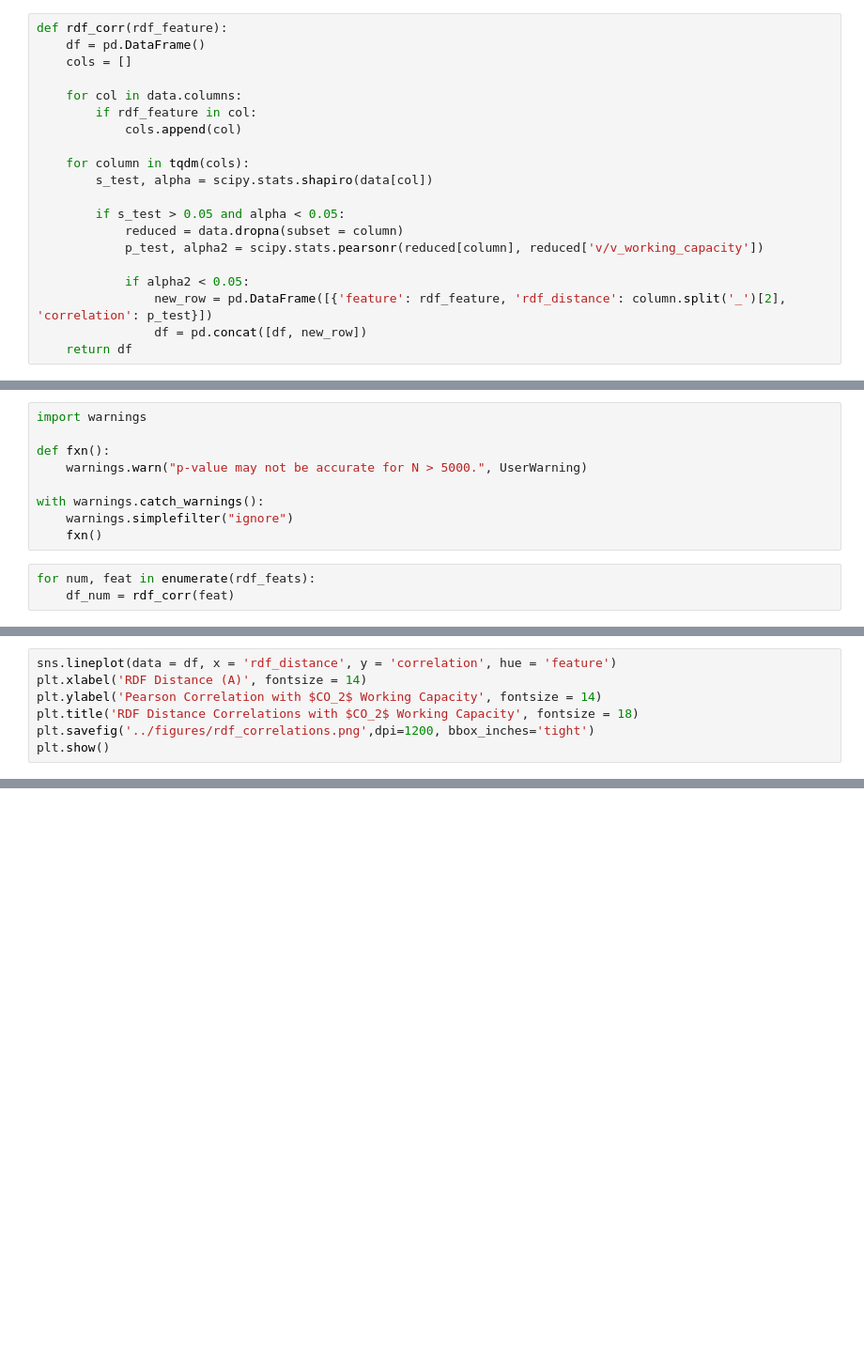
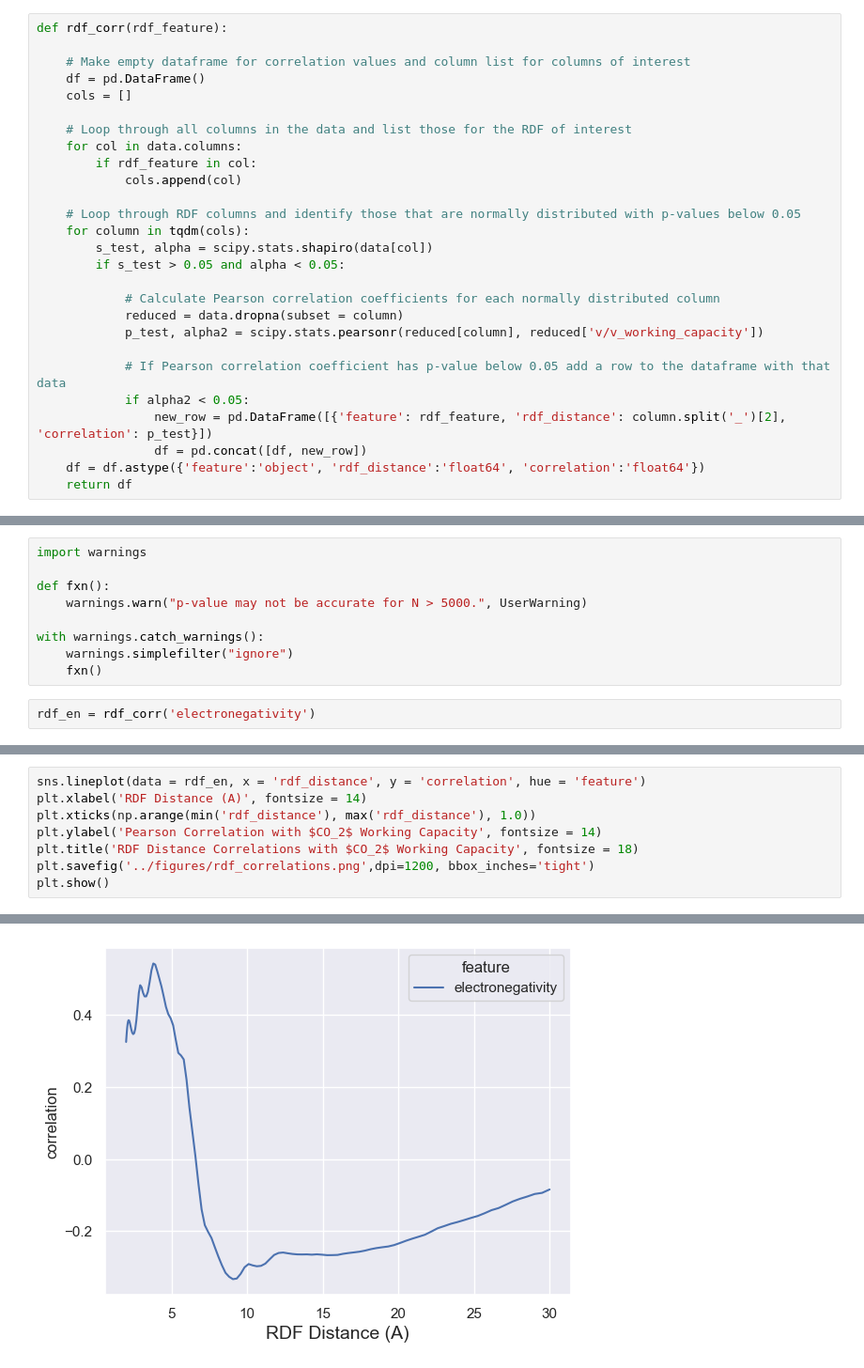
Before and after one commit to zjbrown0689/MOF-Capstone, a Jupyter notebook: notebooks/2_exploratory_data_analysis.ipynb, the cells around one changed output, grey strips where cells are left out. Shown at 94% size. Drawn from its saved outputs; the diff is of its cells as text; blank space fills up the shorter version.

```diff
--- a/notebooks/2_exploratory_data_analysis.ipynb
+++ b/notebooks/2_exploratory_data_analysis.ipynb
@@ -130,23 +130,30 @@ correlate('pore_limiting_diameter', 'Pore Limiting Diameter (A)', 'Pore Limiting
 Very interesting! So we're seeing some trends already. While surface area has almost no correlation at all with working capacity, the density, pore limiting diameter, and largest cavity diameters are all telling us that smaller pores/openings and a more tightly packed framework is giving us slightly better working capacity.
 # %%
 def rdf_corr(rdf_feature):
+
+    # Make empty dataframe for correlation values and column list for columns of interest
     df = pd.DataFrame()
     cols = []
 
+    # Loop through all columns in the data and list those for the RDF of interest
     for col in data.columns:
         if rdf_feature in col:
             cols.append(col)
 
+    # Loop through RDF columns and identify those that are normally distributed with p-values below 0.05
     for column in tqdm(cols):
         s_test, alpha = scipy.stats.shapiro(data[col])
+        if s_test > 0.05 and alpha < 0.05:
 
-        if s_test > 0.05 and alpha < 0.05:
+            # Calculate Pearson correlation coefficients for each normally distributed column
             reduced = data.dropna(subset = column)
             p_test, alpha2 = scipy.stats.pearsonr(reduced[column], reduced['v/v_working_capacity'])
 
+            # If Pearson correlation coefficient has p-value below 0.05 add a row to the dataframe with that data
             if alpha2 < 0.05:
                 new_row = pd.DataFrame([{'feature': rdf_feature, 'rdf_distance': column.split('_')[2], 'correlation': p_test}])
                 df = pd.concat([df, new_row])
+    df = df.astype({'feature':'object', 'rdf_distance':'float64', 'correlation':'float64'})
     return df
 # %%
 rdf_feats = ['electronegativity', 'hardness', 'vdWaalsVolume', 'polarizability', 'mass', 'none']
@@ -160,5 +167,4 @@ with warnings.catch_warnings():
     warnings.simplefilter("ignore")
     fxn()
 # %%
-for num, feat in enumerate(rdf_feats):
-    df_num = rdf_corr(feat)
+rdf_en = rdf_corr('electronegativity')
@@ -169,6 +198,7 @@ NameError: name 'df_1' is not defined
 # %%
-sns.lineplot(data = df, x = 'rdf_distance', y = 'correlation', hue = 'feature')
+sns.lineplot(data = rdf_en, x = 'rdf_distance', y = 'correlation', hue = 'feature')
 plt.xlabel('RDF Distance (A)', fontsize = 14)
+plt.xticks(np.arange(min('rdf_distance'), max('rdf_distance'), 1.0))
 plt.ylabel('Pearson Correlation with $CO_2$ Working Capacity', fontsize = 14)
 plt.title('RDF Distance Correlations with $CO_2$ Working Capacity', fontsize = 18)
 plt.savefig('../figures/rdf_correlations.png',dpi=1200, bbox_inches='tight')
@@ -177,0 +208 @@ NameError: name 'df' is not defined
+[figure, added]
```
Also changed, not shown: parts of 13 cells of this notebook.
